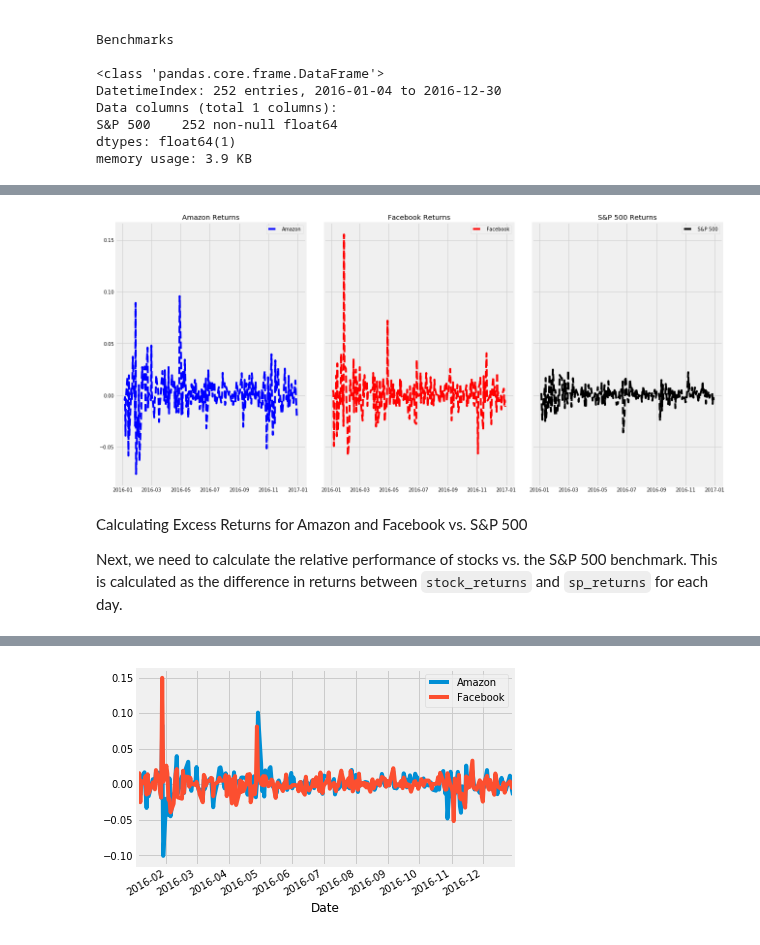
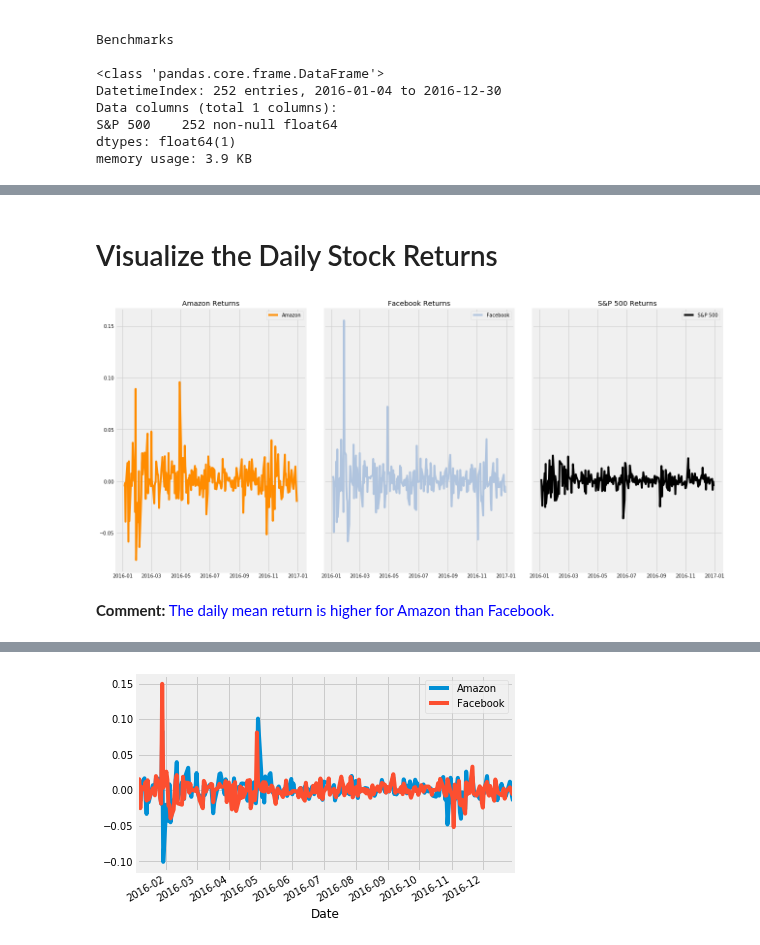
Before and after one commit to BitterScientist/bitterscientist.com, a Jupyter notebook: folders/ds_blogs/projects/portfolio_analysis/stock_analysis.ipynb, the cells around one changed output, grey strips where cells are left out. Drawn from its saved outputs; the diff is of its cells as text; code cells hidden in the pictures.

```diff
--- a/folders/ds_blogs/projects/portfolio_analysis/stock_analysis.ipynb
+++ b/folders/ds_blogs/projects/portfolio_analysis/stock_analysis.ipynb
@@ -91,25 +117,26 @@ sp_returns = benchmark_data['S&P 500'].pct_change()
+# %% [markdown]
+# Visualize the Daily Stock Returns
 # %%
 fig, axes = plt.subplots(1,3, figsize=(20,10), sharey=True)
 fig.subplots_adjust(wspace=0.1, hspace=0.1)
 
 # The first subplot (row 1, col 1)
-axes[0].plot(stock_returns['Amazon'], 'k--', color='blue', label="Amazon")
+axes[0].plot(stock_returns['Amazon'], color='darkorange', label="Amazon")
 axes[0].legend(loc="best")
 axes[0].set_title("Amazon Returns")
 
 # The second subplot (ro1, col 2)
-axes[1].plot(stock_returns['Facebook'], 'k--', color='red', label="Facebook")
+axes[1].plot(stock_returns['Facebook'], color='lightsteelblue', label="Facebook")
 axes[1].legend(loc="best")
 axes[1].set_title("Facebook Returns")
 
 # The third subplot (ro1, col 3)
-axes[2].plot(sp_returns, 'k--', color='black', label="S&P 500")
+axes[2].plot(sp_returns, color='black', label="S&P 500")
 axes[2].legend(loc="best")
 axes[2].set_title("S&P 500 Returns")
 
 plt.show()
 # %% [output]
-[figure, old version]
+[figure, new version]
-# %% [markdown]
-Calculating Excess Returns for Amazon and Facebook vs. S&P 500
-<p>Next, we need to calculate the relative performance of stocks vs. the S&amp;P 500 benchmark. This is calculated as the difference in returns between <code>stock_returns</code> and <code>sp_returns</code> for each day.</p>
+# %% [markdown]
+<strong>Comment:</strong><font color="blue"> The daily mean return is higher for Amazon than Facebook.</font>
```
Also changed, not shown: parts of 33 cells of this notebook, 6 other files.
